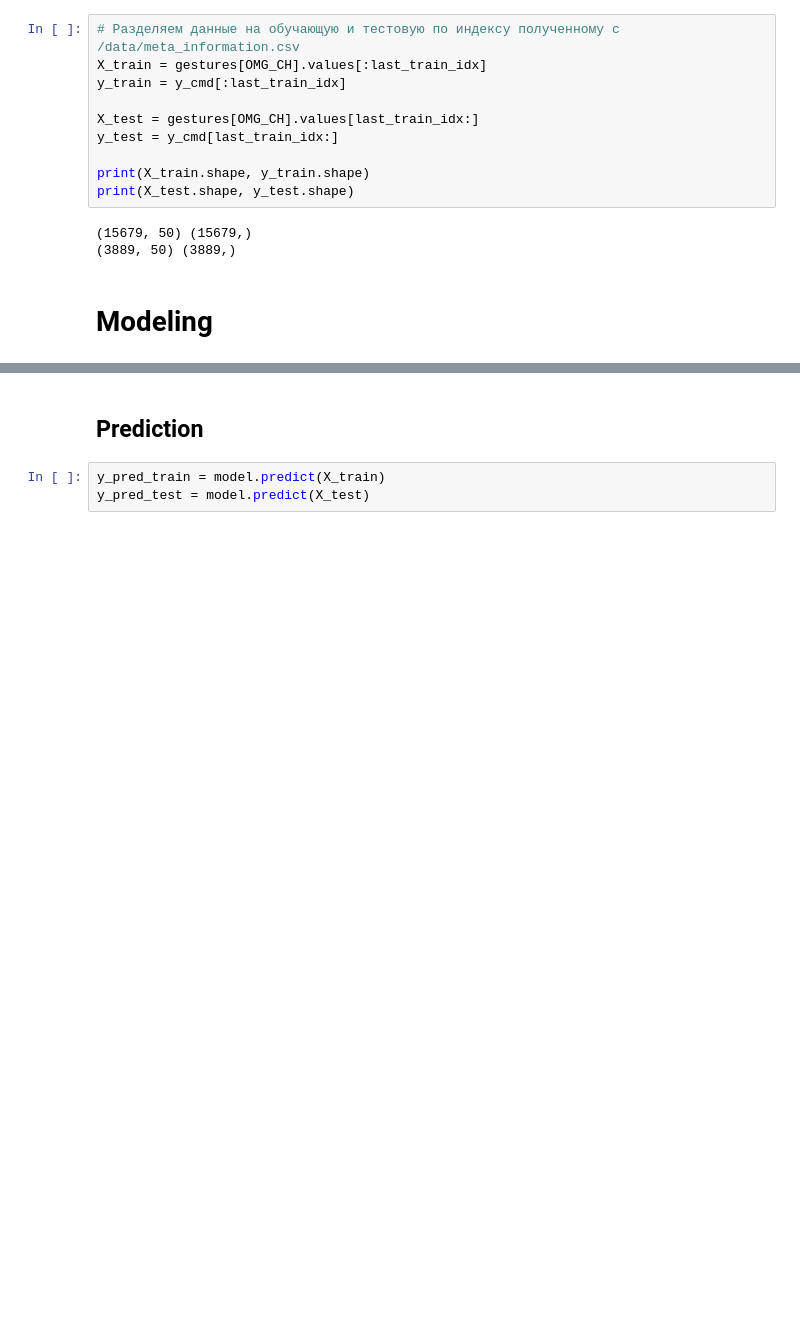
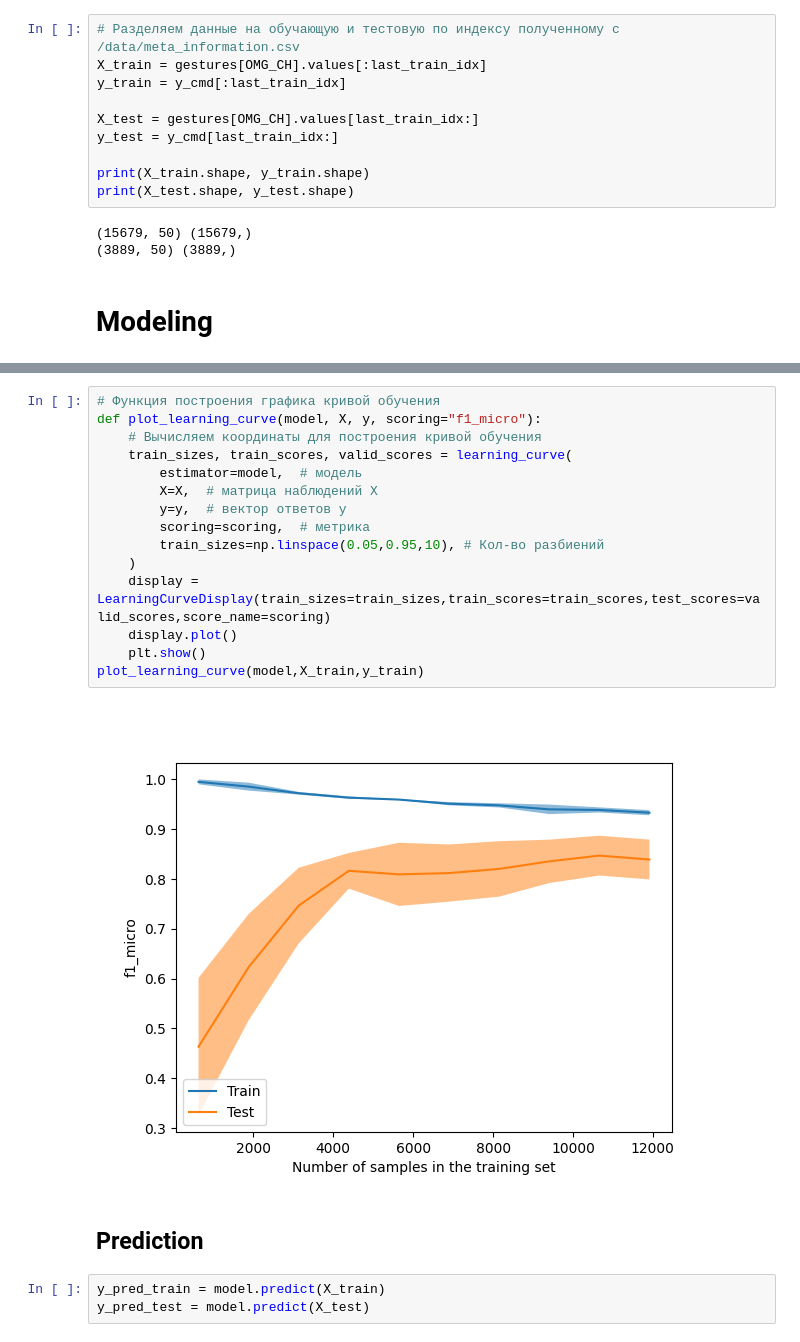
Before and after one commit to DenisBaburin/motorika_internship_team2, a Jupyter notebook: main.ipynb, the cells around one changed output, grey strips where cells are left out. Drawn from its saved outputs; the diff is of its cells as text; blank space fills up the shorter version.

```diff
--- a/main.ipynb
+++ b/main.ipynb
@@ -315,3 +388,20 @@ plt.tight_layout()
+# %%
+# Функция построения графика кривой обучения
+def plot_learning_curve(model, X, y, scoring="f1_micro"):
+    # Вычисляем координаты для построения кривой обучения
+    train_sizes, train_scores, valid_scores = learning_curve(
+        estimator=model,  # модель
+        X=X,  # матрица наблюдений X
+        y=y,  # вектор ответов y
+        scoring=scoring,  # метрика
+        train_sizes=np.linspace(0.05,0.95,10), # Кол-во разбиений
+    )
+    display = LearningCurveDisplay(train_sizes=train_sizes,train_scores=train_scores,test_scores=valid_scores,score_name=scoring)
+    display.plot()
+    plt.show()
+plot_learning_curve(model,X_train,y_train)
+# %% [output]
+[figure, added]
 # %% [markdown]
 ## Prediction
 # %%
```
Also changed, not shown: parts of 18 cells of this notebook.
